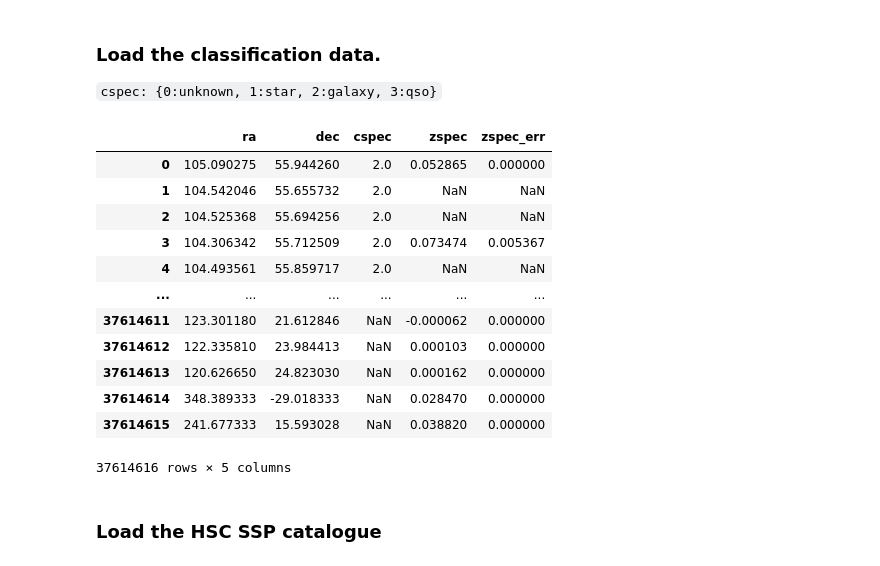
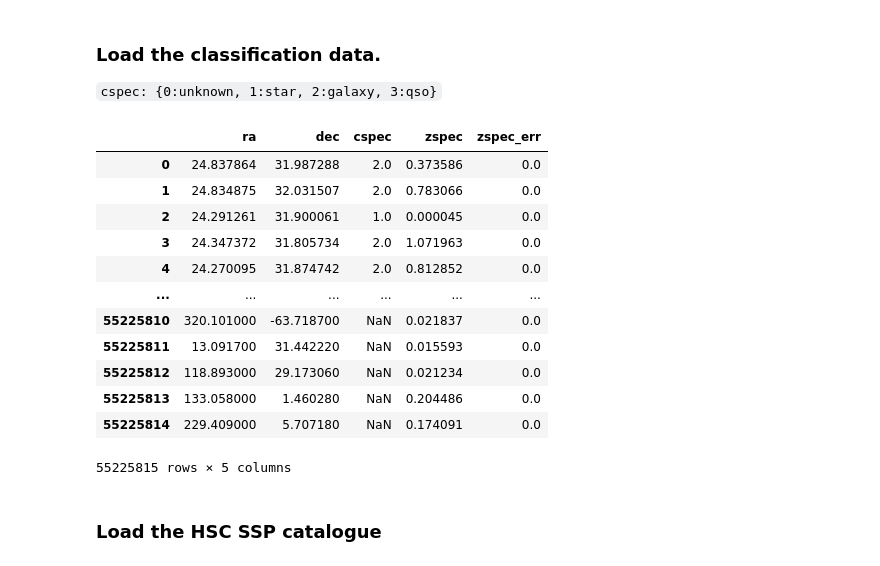
Before and after one commit to teaghan/sky_embeddings, a Jupyter notebook: data_processing/1_create_csv_files.ipynb, the cells around one changed output. Cells and saved outputs as stored; diff of their text form; code cells hidden in the pictures.

```diff
--- a/data_processing/1_create_csv_files.ipynb
+++ b/data_processing/1_create_csv_files.ipynb
@@ -24,23 +23,23 @@ from analysis_fns import normalize_images, display_images
 
 `cspec: {0:unknown, 1:star, 2:galaxy, 3:qso}`
 # %%
-class_labels = pd.read_parquet('/arc/projects/unions/catalogues/redshifts/redshifts-2024-05-07.parquet')
+class_labels = pd.read_parquet('/home/nick/astro/sky_embeddings/data/redshifts-2024-05-07.parquet')
 class_indices = {'unkown': 0, 'star': 1, 'galaxy': 2, 'qso': 3}
 class_labels
 # %% [output]
 |  | ra | dec | cspec | zspec | zspec_err |
-| 0 | 105.090275 | 55.944260 | 2.0 | 0.052865 | 0.000000 |
-| 1 | 104.542046 | 55.655732 | 2.0 | NaN | NaN |
-| 2 | 104.525368 | 55.694256 | 2.0 | NaN | NaN |
-| 3 | 104.306342 | 55.712509 | 2.0 | 0.073474 | 0.005367 |
-| 4 | 104.493561 | 55.859717 | 2.0 | NaN | NaN |
+| 0 | 24.837864 | 31.987288 | 2.0 | 0.373586 | 0.0 |
+| 1 | 24.834875 | 32.031507 | 2.0 | 0.783066 | 0.0 |
+| 2 | 24.291261 | 31.900061 | 1.0 | 0.000045 | 0.0 |
+| 3 | 24.347372 | 31.805734 | 2.0 | 1.071963 | 0.0 |
+| 4 | 24.270095 | 31.874742 | 2.0 | 0.812852 | 0.0 |
 | ... | ... | ... | ... | ... | ... |
-| 37614611 | 123.301180 | 21.612846 | NaN | -0.000062 | 0.000000 |
-| 37614612 | 122.335810 | 23.984413 | NaN | 0.000103 | 0.000000 |
-| 37614613 | 120.626650 | 24.823030 | NaN | 0.000162 | 0.000000 |
-| 37614614 | 348.389333 | -29.018333 | NaN | 0.028470 | 0.000000 |
-| 37614615 | 241.677333 | 15.593028 | NaN | 0.038820 | 0.000000 |
+| 55225810 | 320.101000 | -63.718700 | NaN | 0.021837 | 0.0 |
+| 55225811 | 13.091700 | 31.442220 | NaN | 0.015593 | 0.0 |
+| 55225812 | 118.893000 | 29.173060 | NaN | 0.021234 | 0.0 |
+| 55225813 | 133.058000 | 1.460280 | NaN | 0.204486 | 0.0 |
+| 55225814 | 229.409000 | 5.707180 | NaN | 0.174091 | 0.0 |
-37614616 rows × 5 columns
+55225815 rows × 5 columns
 # %% [markdown]
 ### Load the HSC SSP catalogue
 # %%
```
Also changed, not shown: parts of 3 cells of this notebook, 3 other files.
